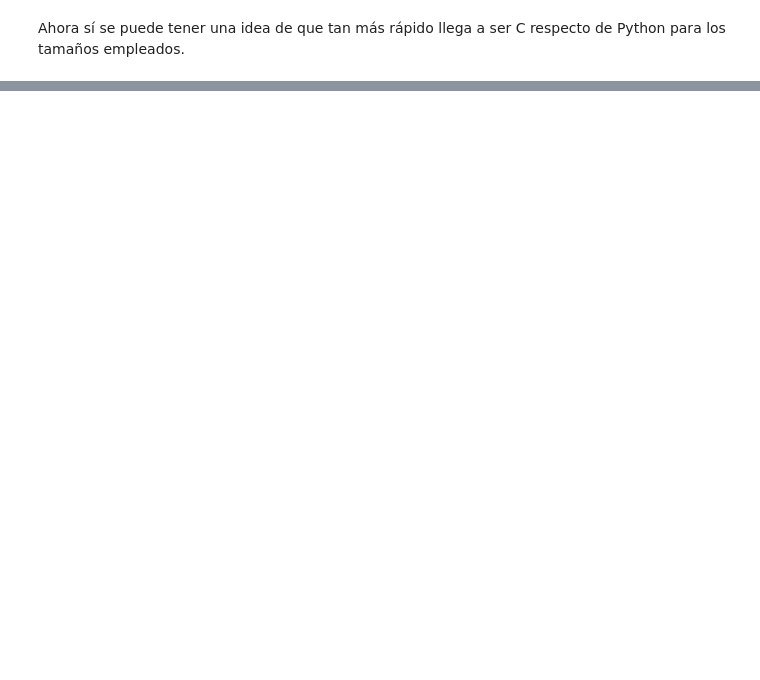
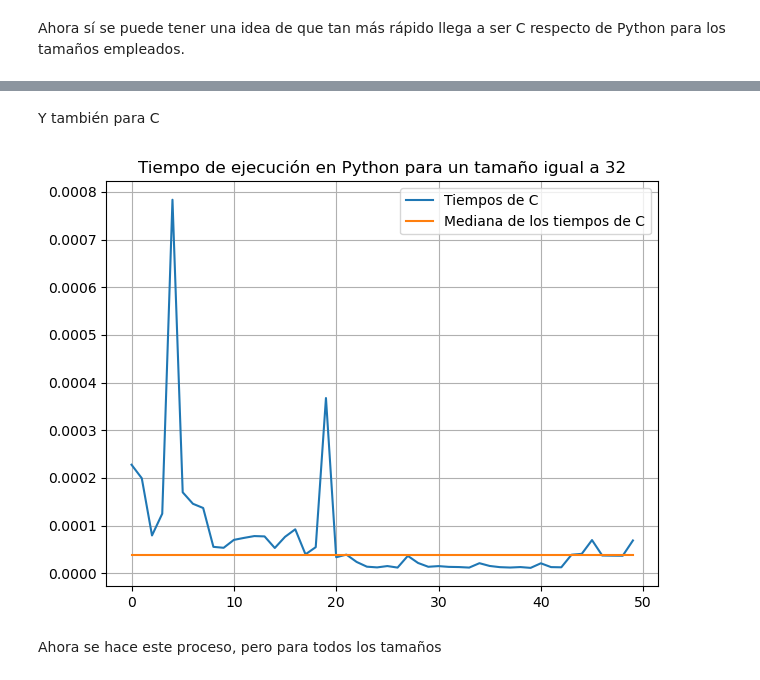
Before and after one commit to stefano-sosac/arquitectura-de-computadoras, a Jupyter notebook: ctypes_timing/python-ctypes-y-mediciones.ipynb, the cells around one changed output, grey strips where cells are left out. Saved outputs shown, nothing was run; the diff lists cells and outputs as text; code cells hidden in the pictures; blank space fills up the shorter version.

```diff
--- a/ctypes_timing/python-ctypes-y-mediciones.ipynb
+++ b/ctypes_timing/python-ctypes-y-mediciones.ipynb
@@ -417,0 +620,13 @@ Ahora sí se puede tener una idea de que tan más rápido llega a ser C respecto
+# %% [markdown]
+Y también para C
+# %%
+plt.plot(range(veces), t_c_2_i, label='Tiempos de C')
+plt.plot(range(veces), [statistics.median(t_c_2_i)]*len(t_c_2_i), label='Mediana de los tiempos de C')
+plt.legend()
+plt.grid(True)
+plt.title(f'Tiempo de ejecución en Python para un tamaño igual a {tam}')
+plt.tight_layout()
+# %% [output]
+[figure, added]
+# %% [markdown]
+Ahora se hace este proceso, pero para todos los tamaños
```
Also changed, not shown: parts of 63 cells of this notebook.
